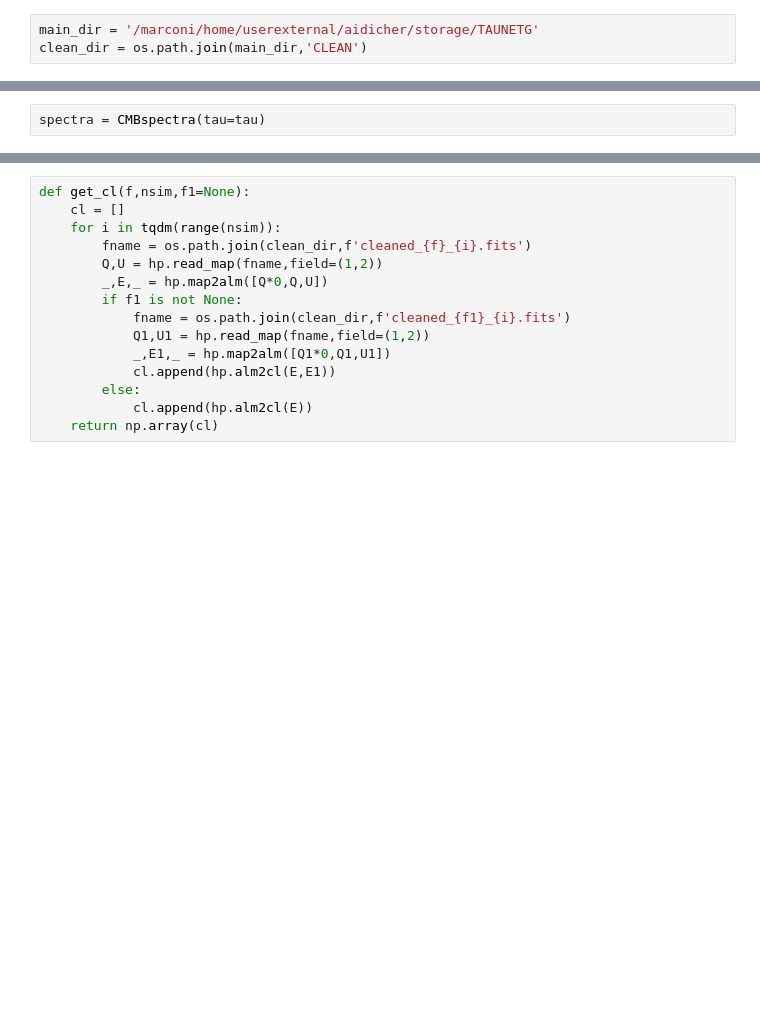
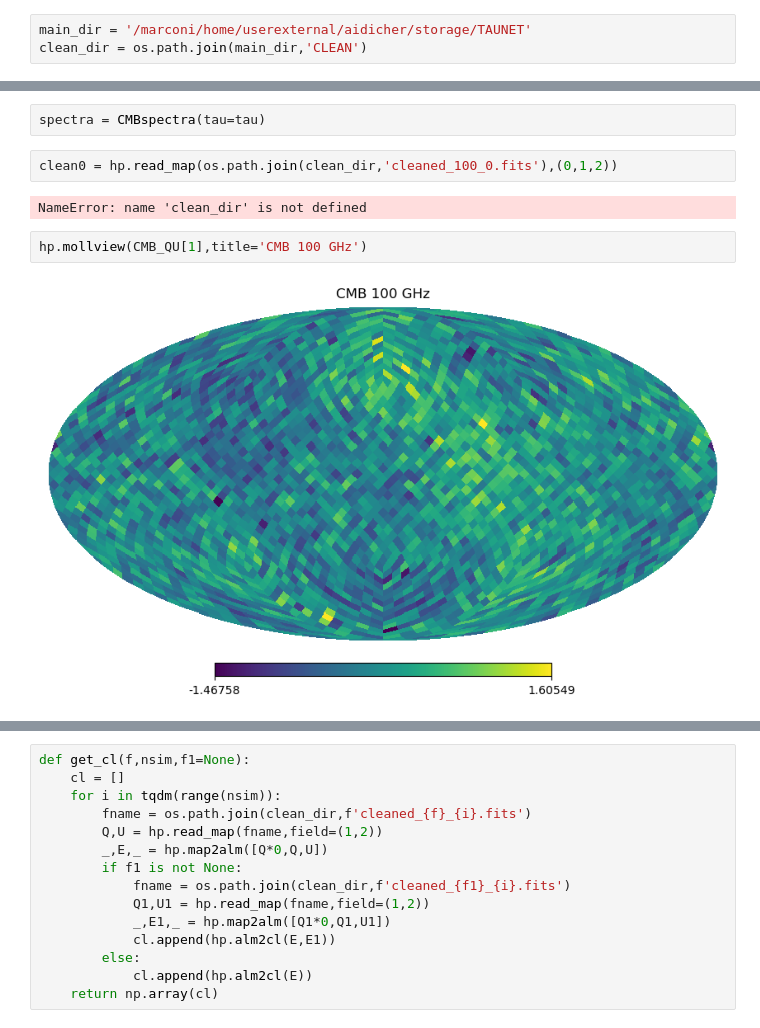
Before and after one commit to antolonappan/taunet, a Jupyter notebook: Notebooks/template.ipynb, the cells around one changed output, grey strips where cells are left out. Cells and saved outputs as stored; diff of their text form; blank space fills up the shorter version.

```diff
--- a/Notebooks/template.ipynb
+++ b/Notebooks/template.ipynb
@@ -17,3 +19,3 @@ The autoreload extension is already loaded. To reload it, use:
 # %%
-main_dir = '/marconi/home/userexternal/aidicher/storage/TAUNETG'
+main_dir = '/marconi/home/userexternal/aidicher/storage/TAUNET'
 clean_dir = os.path.join(main_dir,'CLEAN')
@@ -23,3 +49,11 @@ tau = 0.06
 fg_model = ['s0','d0']
 # %%
 spectra = CMBspectra(tau=tau)
+# %%
+clean0 = hp.read_map(os.path.join(clean_dir,'cleaned_100_0.fits'),(0,1,2))
+# %% [output]
+NameError: name 'clean_dir' is not defined
+# %%
+hp.mollview(CMB_QU[1],title='CMB 100 GHz')
+# %% [output]
+[figure, added]
```
Also changed, not shown: parts of 15 cells of this notebook, 5 other files.
